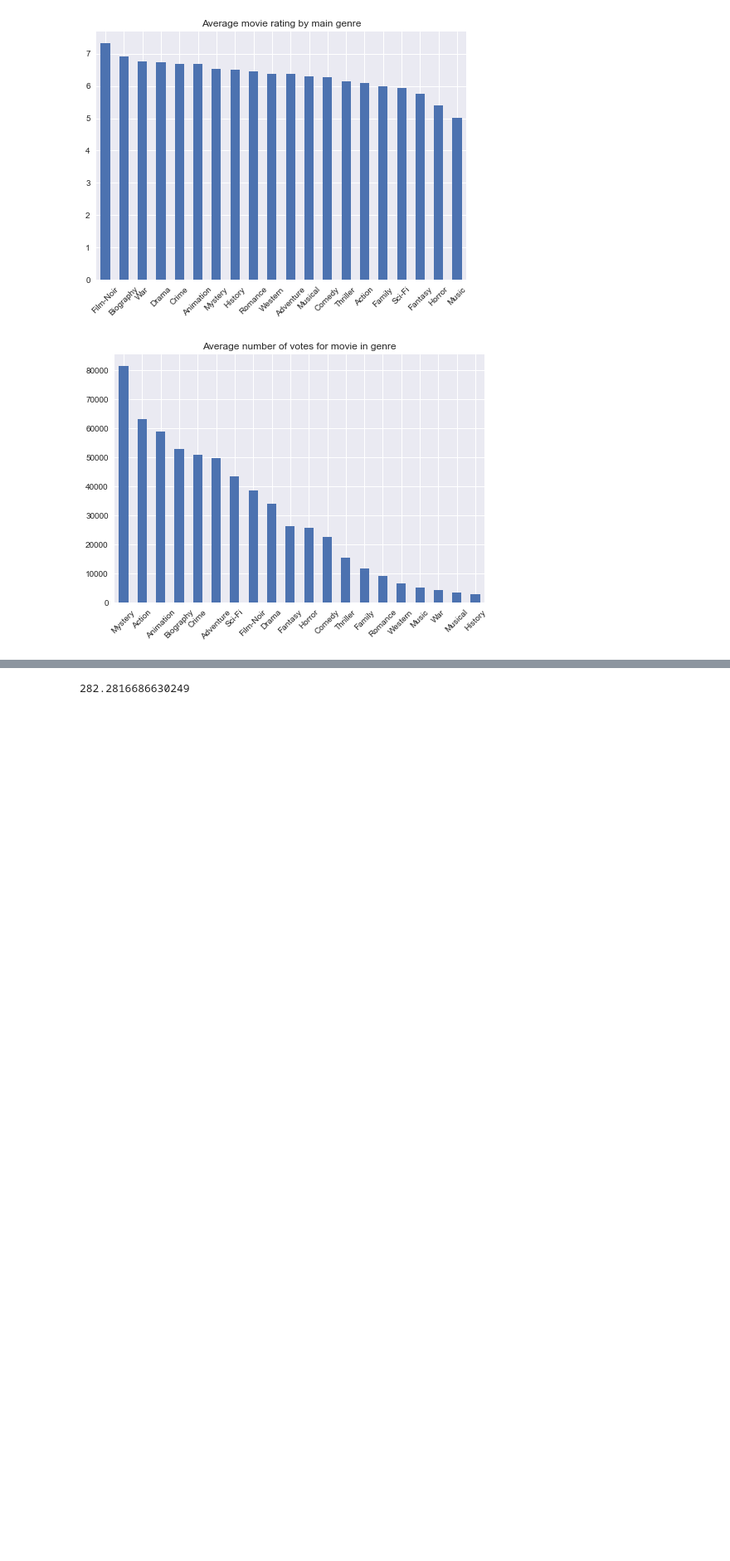
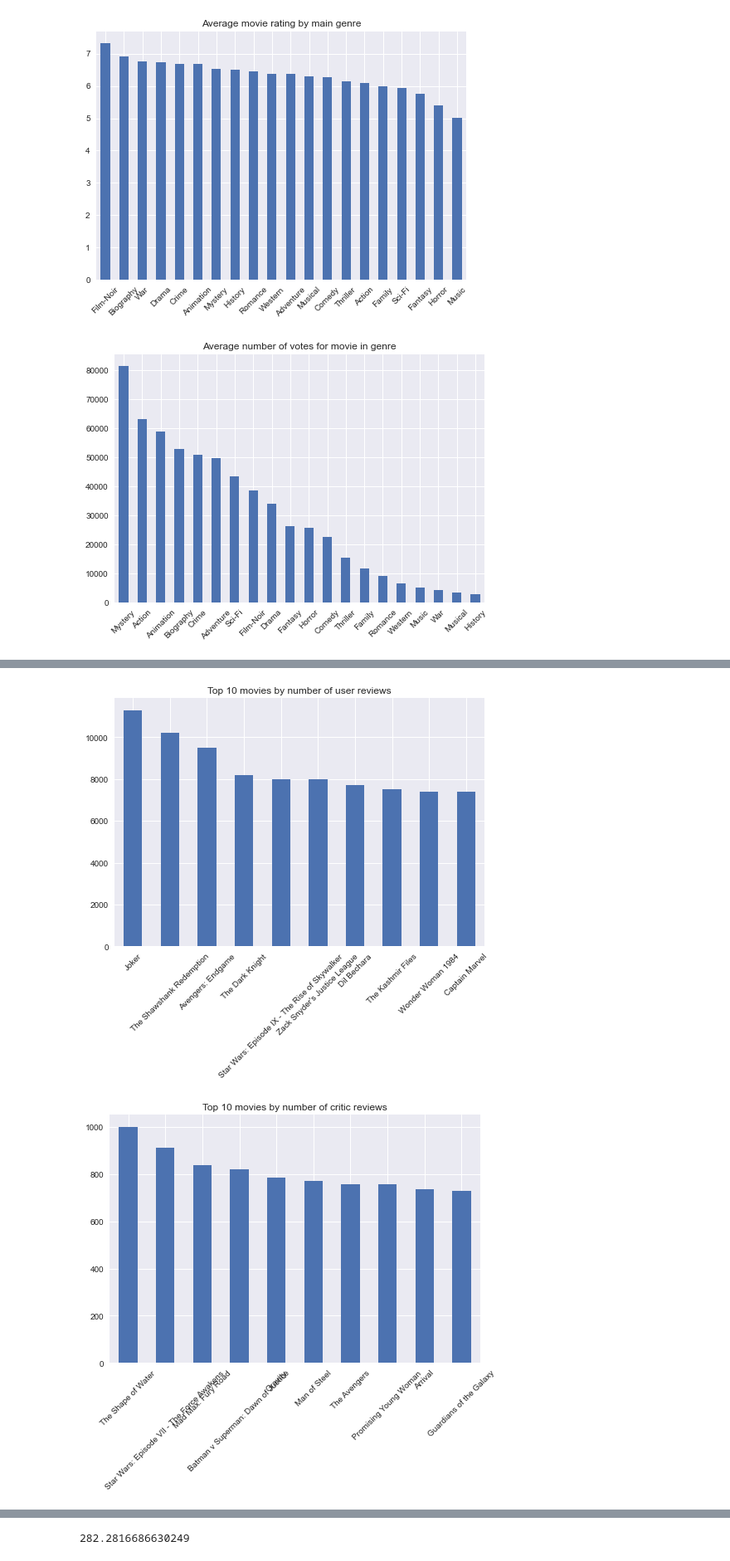
Before and after one commit to ilyamil/movie_recommender_system, a Jupyter notebook: notebooks/reviews_analysis.ipynb, the cells around one changed output, grey strips where cells are left out. Shown at 83% size. Saved outputs shown, nothing was run; the diff lists cells and outputs as text; code cells hidden in the pictures; blank space fills up the shorter version.

```diff
--- a/notebooks/reviews_analysis.ipynb
+++ b/notebooks/reviews_analysis.ipynb
@@ -96,0 +183,28 @@ plt.show()
+# %%
+top_movies_by_review_num = (
+    metadata
+    .sort_values('user_review_num', ascending=False)
+    .set_index('original_title')
+    ['user_review_num']
+    .iloc[:10]
+)
+top_movies_by_review_num.plot.bar(
+    title='Top 10 movies by number of user reviews', xlabel=''
+)
+plt.xticks(rotation=45)
+plt.show()
+
+top_movies_by_critics = (
+    metadata
+    .set_index('original_title')
+    .nlargest(10, 'critic_review_num')
+    ['critic_review_num']
+)
+top_movies_by_critics.plot.bar(
+    title='Top 10 movies by number of critic reviews', xlabel=''
+)
+plt.xticks(rotation=45)
+plt.show()
+# %% [output]
+[figure, added]
+[figure, added]
```
Also changed, not shown: parts of 18 cells of this notebook, 2 other files.
